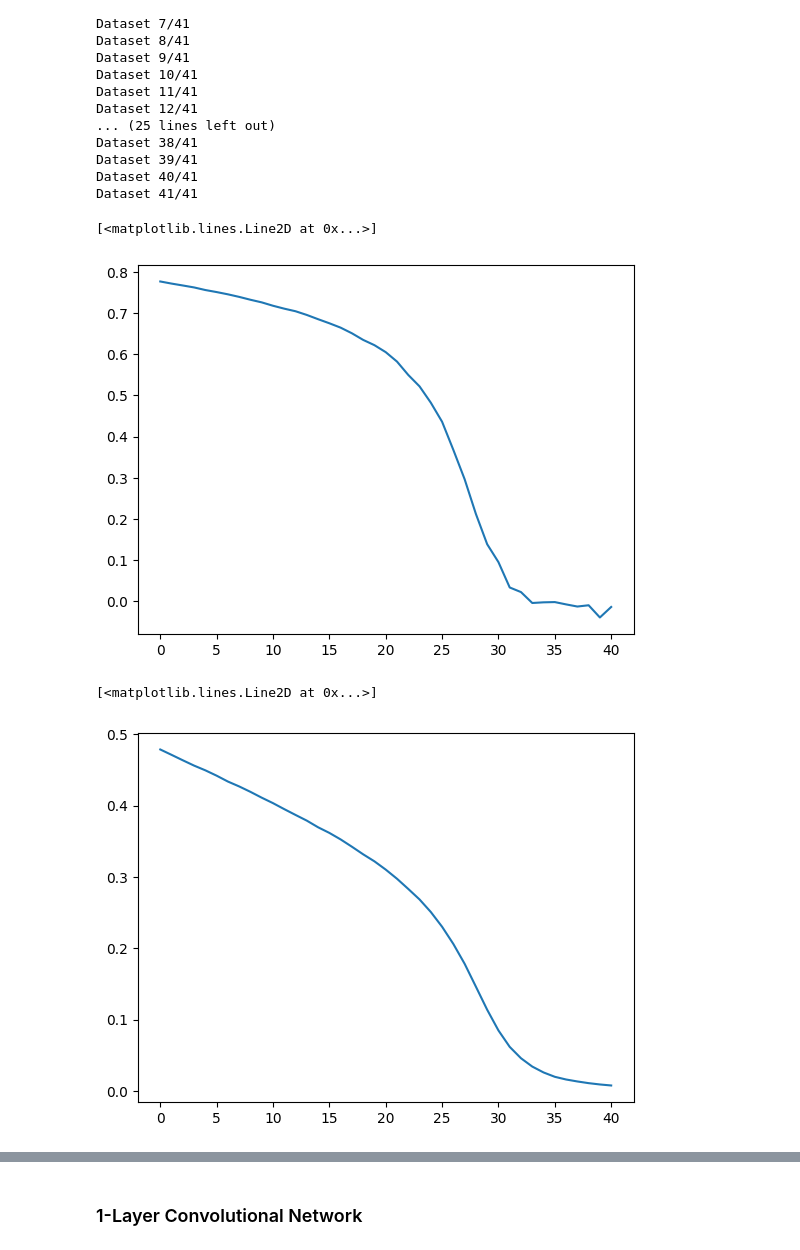
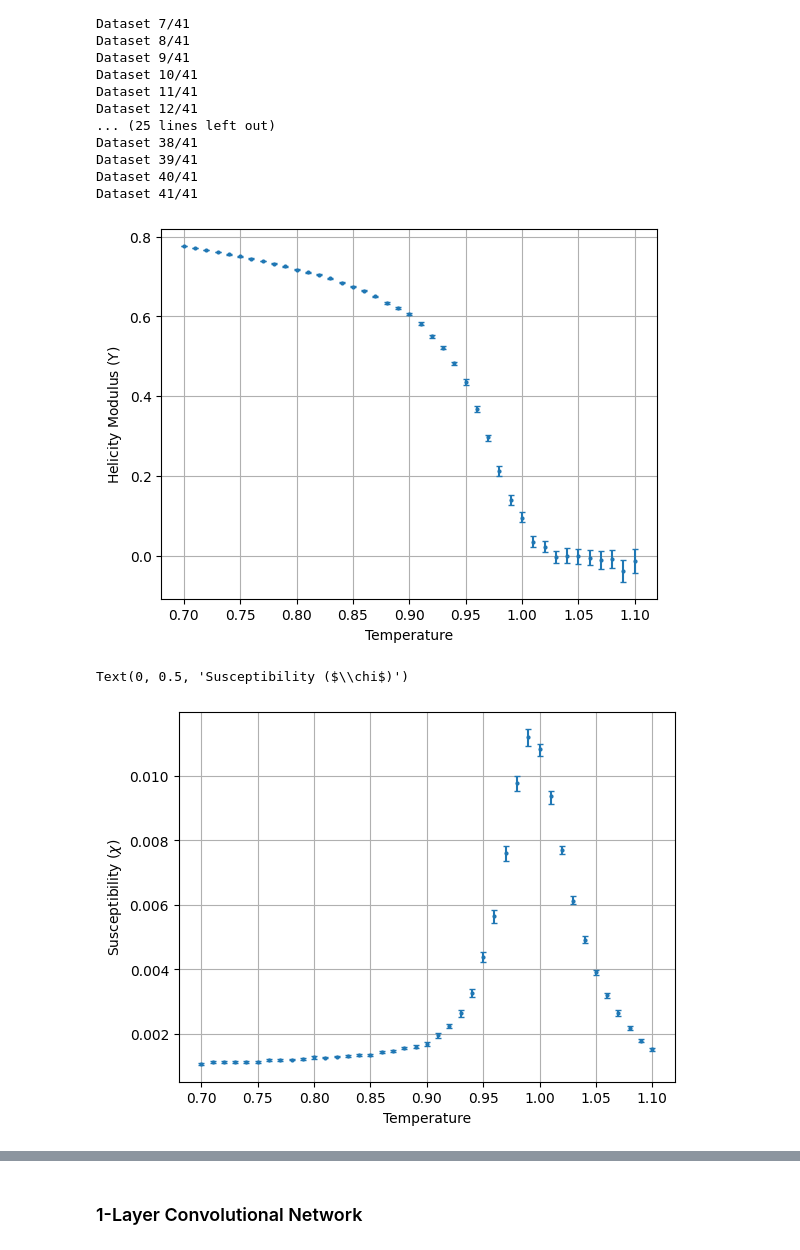
Before and after one commit to amshak01/XY-Contour-Deformations, a Jupyter notebook: deformations.ipynb, the cells around one changed output, grey strips where cells are left out. Cells and saved outputs as stored; diff of their text form; code cells hidden in the pictures.

```diff
--- a/deformations.ipynb
+++ b/deformations.ipynb
@@ -131,6 +221,9 @@ Dataset 40/41
 Dataset 41/41
 # %%
 helicity_moduli = np.stack(helicity_moduli)
-mean_squared_mags = np.stack(mean_squared_mags)
+mags = np.stack(np.abs(mags))
 energies = np.stack(energies)
+# %%
+train_temps = np.array([ds.T for ds in train_multi_file_ds.datasets])
+val_temps = np.array([ds.T for ds in val_multi_file_ds.datasets])
 # %%
@@ -140,11 +233,52 @@ np.save("obs/energies.npy", energies)
+# %%
+def bootstrap_obs(n_temps, obs, stat=np.mean):
+    means = []
+    lower_bounds = []
+    upper_bounds = []
+
+    for i in range(n_temps):
+        mean, lower_bound, upper_bound = bin_bootstrap(obs[i], stat, 100, 95)
+        means.append(mean)
+        lower_bounds.append(lower_bound)
+        upper_bounds.append(upper_bound)
+
+    return np.array(means), np.array(lower_bounds), np.array(upper_bounds)
+# %%
+hm_errs = bootstrap_obs(41, helicity_moduli)
+susc_errs = bootstrap_obs(41, mags / np.sqrt(train_temps[:, None]), stat=np.var)
+spheat_errs = bootstrap_obs(41, energies / (train_temps[:, None] * lat_size), stat=np.var)
 # %%
-plt.plot(helicity_moduli.mean(axis=1))
+plt.errorbar(
+    train_temps,
+    hm_errs[0],
+    yerr=(hm_errs[0] - hm_errs[1], hm_errs[2] - hm_errs[0]),
+    fmt="o",
+    markersize=2,  # size of the mean point
+    capsize=2.5,  # caps at ends of error bars
+    elinewidth=1.5,  # vertical line thickness
+    capthick=1,  # cap thickness
+)
+# plt.title("Helicity Modulus")
+plt.xlabel("Temperature")
+plt.ylabel("Helicity Modulus ($\\Upsilon$)")
+plt.grid()
 # %% [output]
-[<matplotlib.lines.Line2D at 0x...>]
-[figure, old version]
+[figure, new version]
 # %%
-plt.plot(mean_squared_mags.mean(axis=1))
+plt.errorbar(
+    train_temps,
+    susc_errs[0],
+    yerr=(susc_errs[0] - susc_errs[1], susc_errs[2] - susc_errs[0]),
+    fmt="o",
+    markersize=2,
+    capsize=2.5,
+    elinewidth=1.5,
+    capthick=1,
+)
+plt.grid()
+plt.xlabel("Temperature")
+plt.ylabel("Susceptibility ($\\chi$)")
 # %% [output]
-[<matplotlib.lines.Line2D at 0x...>]
+Text(0, 0.5, 'Susceptibility ($\\chi$)')
-[figure, old version]
+[figure, new version]
 # %%
```
Also changed, not shown: parts of 51 cells of this notebook, 37 other files.
